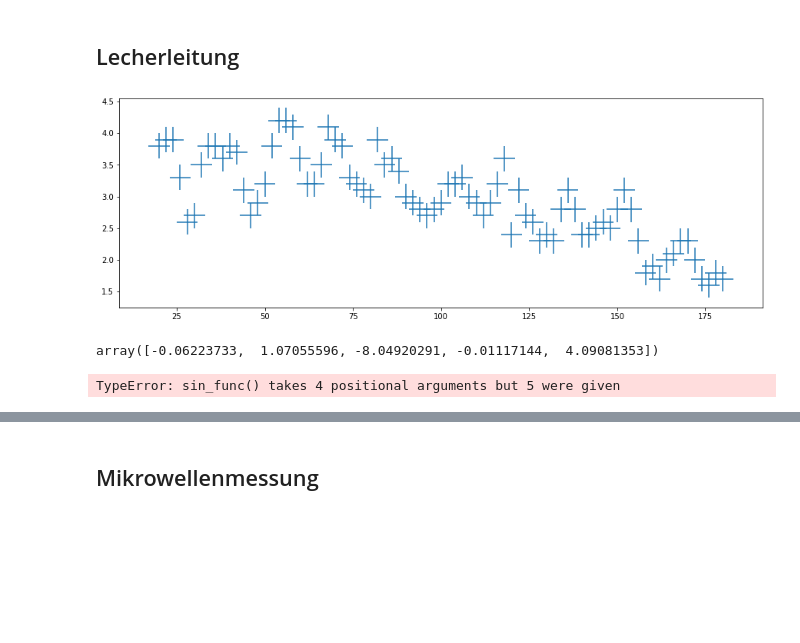
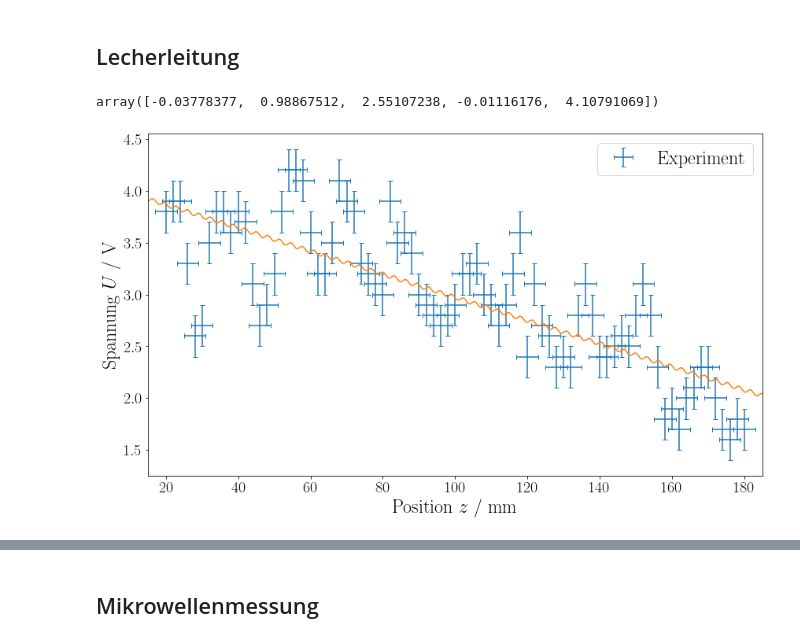
Before and after one commit to hakrac/praktikum, a Jupyter notebook: Mikrowellen/main.ipynb, the cells around one changed output, grey strips where cells are left out. Saved outputs shown, nothing was run; the diff lists cells and outputs as text; code cells hidden in the pictures; blank space fills up the shorter version.

```diff
--- a/Mikrowellen/main.ipynb
+++ b/Mikrowellen/main.ipynb
@@ -32,40 +37,42 @@ s_u = 0.2
 ## Lecherleitung
 # %%
 df_ll = pd.read_csv("./lecherleitung.csv", sep=";")
-plt.figure(figsize=(15, 5))
-plt.errorbar(df_ll["z"].values, df_ll["U"].values, yerr=s_u, xerr=s_z*1000, fmt=",")
-plt.show()
+# plt.figure(figsize=(15, 5))
+# plt.errorbar(df_ll["z"].values, df_ll["U"].values, yerr=s_u, xerr=s_z*1000, fmt=",")
+# plt.show()
-# %% [output]
-[figure, removed]
 # %%
 from scipy.optimize import curve_fit
 
 def sin_func(x, a, b, c, d, e):
-    return a * np.sin(b * x + c) + (d * x + e)
-
-def lin_func(x, a, b):
-    return (a * x + b)
+    return a * np.sin(b * x + c)**2 + (d * x + e)
 
 x = df_ll["z"].values
 y = df_ll["U"].values
 popt, pcov = curve_fit(sin_func, x, y)
-lin_popt, lin_pcov = curve_fit(lin_func, x, y)
-
 
 popt
 # %% [output]
-array([-0.06223733,  1.07055596, -8.04920291, -0.01117144,  4.09081353])
+array([-0.03778377,  0.98867512,  2.55107238, -0.01116176,  4.10791069])
 # %%
-X = np.linspace(0, 180, 1000)
+X = np.linspace(0, 185, 1000)
 Y = sin_func(X, *popt)
 lin_Y = lin_func(X, *lin_popt)
 
-plt.errorbar(x, y, yerr=0.2, xerr=3, fmt=",")
+plt.figure(figsize=(14, 8))
+
+plt.errorbar(x, y, yerr=0.2, xerr=3, fmt=",", capsize=3, label="Experiment")
+
+plt.xlim([15, 185])
+plt.xticks(fontsize=20)
+plt.yticks(fontsize=20)
+plt.xlabel("Position $z$ / mm", fontsize=24)
+plt.ylabel("Spannung $U$ / V", fontsize=24)
+plt.legend(fontsize=24)
 
 plt.plot(X, Y)
-# plt.plot(X, lin_Y)
+plt.show()
 # %% [output]
-TypeError: sin_func() takes 4 positional arguments but 5 were given
+[figure, added]
 # %%
 y_bar = y - lin_func(x, *lin_popt)
 plt.plot(x, y_bar)
```
Also changed, not shown: parts of 9 cells of this notebook, 1 other file.
